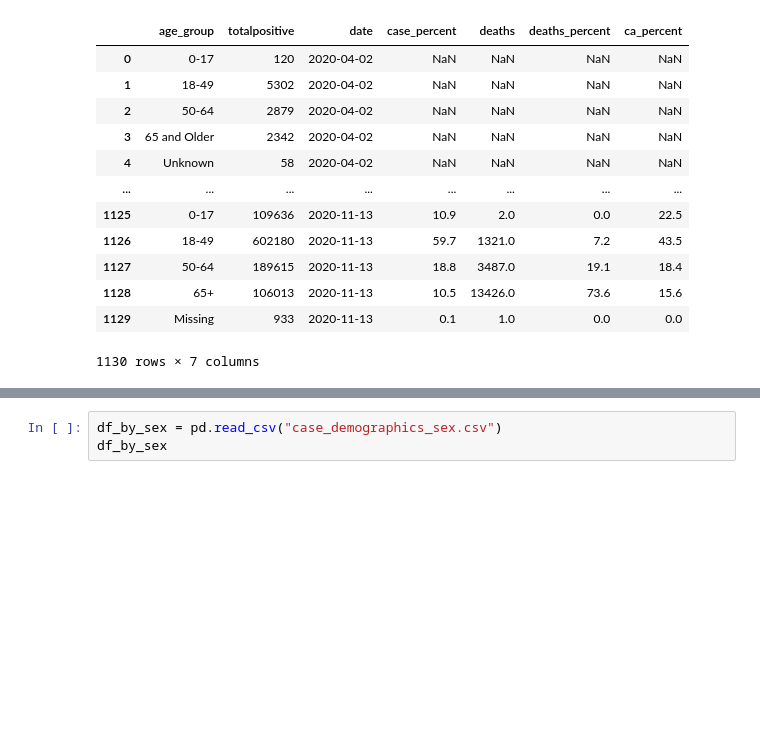
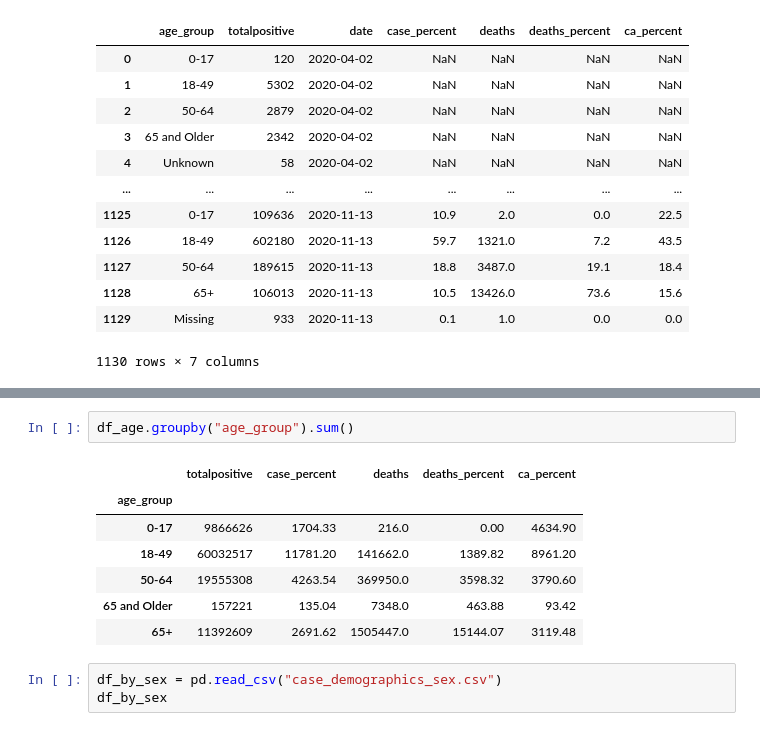
Before and after one commit to rteves0914/COVID_analysis, a Jupyter notebook: data.ipynb, the cells around one changed output, grey strips where cells are left out. Saved outputs shown, nothing was run; the diff lists cells and outputs as text; blank space fills up the shorter version.

```diff
--- a/data.ipynb
+++ b/data.ipynb
@@ -43,3 +86,13 @@ df_by_age
+# %%
+df_age.groupby("age_group").sum()
+# %% [output]
+|  | totalpositive | case_percent | deaths | deaths_percent | ca_percent |
+| age_group |  |  |  |  |  |
+| 0-17 | 9866626 | 1704.33 | 216.0 | 0.00 | 4634.90 |
+| 18-49 | 60032517 | 11781.20 | 141662.0 | 1389.82 | 8961.20 |
+| 50-64 | 19555308 | 4263.54 | 369950.0 | 3598.32 | 3790.60 |
+| 65 and Older | 157221 | 135.04 | 7348.0 | 463.88 | 93.42 |
+| 65+ | 11392609 | 2691.62 | 1505447.0 | 15144.07 | 3119.48 |
 # %%
 df_by_sex = pd.read_csv("case_demographics_sex.csv")
 df_by_sex
```
Also changed, not shown: parts of 3 cells of this notebook, 1 other file.
